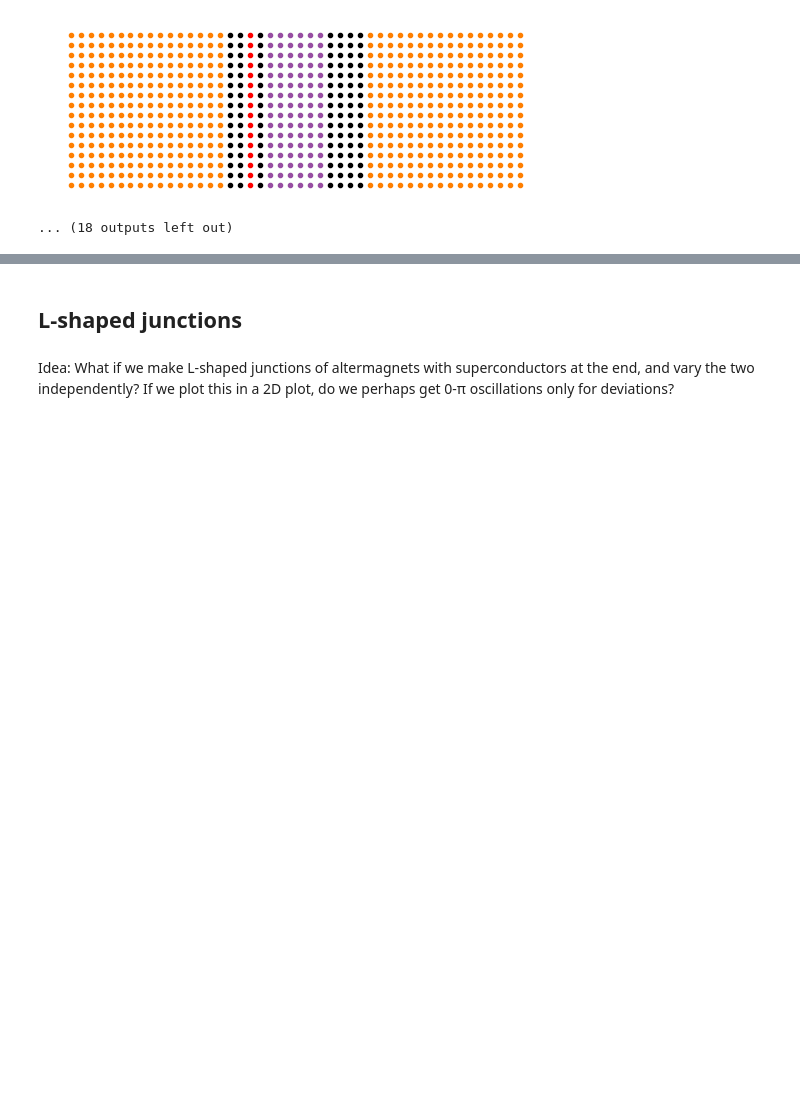
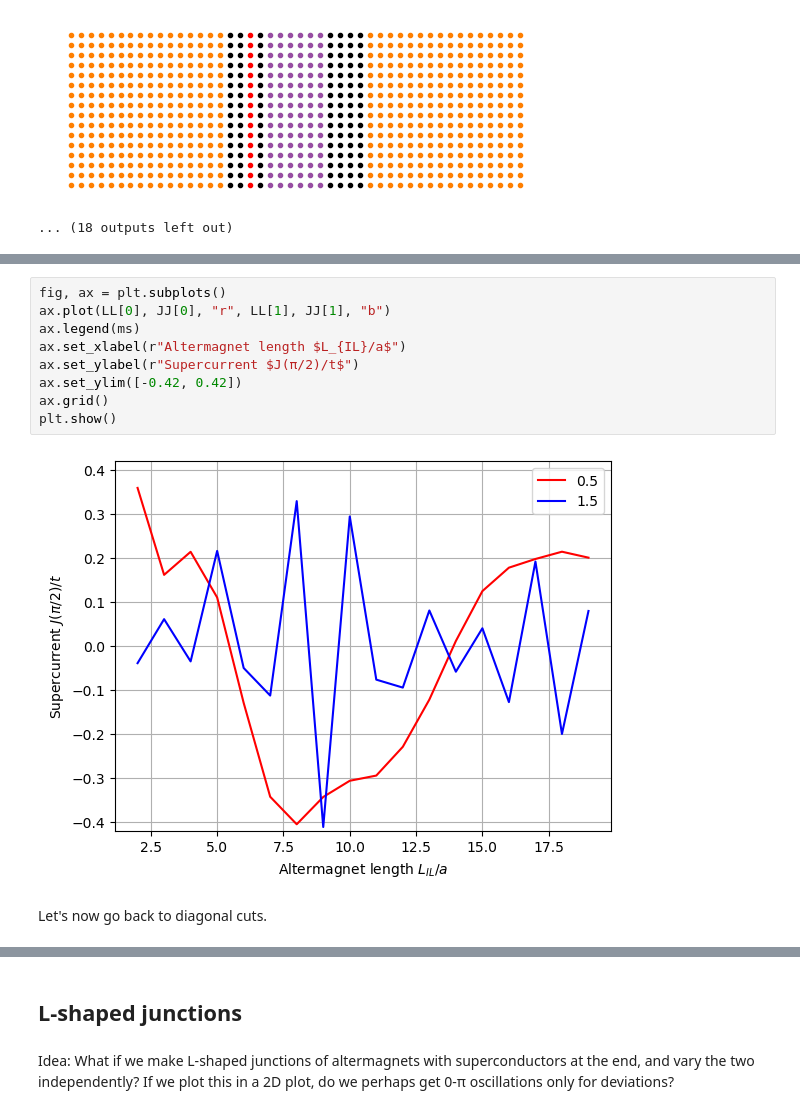
Before and after one commit to jabirali/bodge, a Jupyter notebook: altermagnets.ipynb, the cells around one changed output, grey strips where cells are left out. Saved outputs shown, nothing was run; the diff lists cells and outputs as text; blank space fills up the shorter version.

Commit message:
wip: altermagnets

```diff
--- a/altermagnets.ipynb
+++ b/altermagnets.ipynb
@@ -776,0 +871,13 @@ plt.show()
+# %%
+fig, ax = plt.subplots()
+ax.plot(LL[0], JJ[0], "r", LL[1], JJ[1], "b")
+ax.legend(ms)
+ax.set_xlabel(r"Altermagnet length $L_{IL}/a$")
+ax.set_ylabel(r"Supercurrent $J(π/2)/t$")
+ax.set_ylim([-0.42, 0.42])
+ax.grid()
+plt.show()
+# %% [output]
+[figure, added]
+# %% [markdown]
+Let's now go back to diagonal cuts.
```
Also changed, not shown: parts of 6 cells of this notebook.
